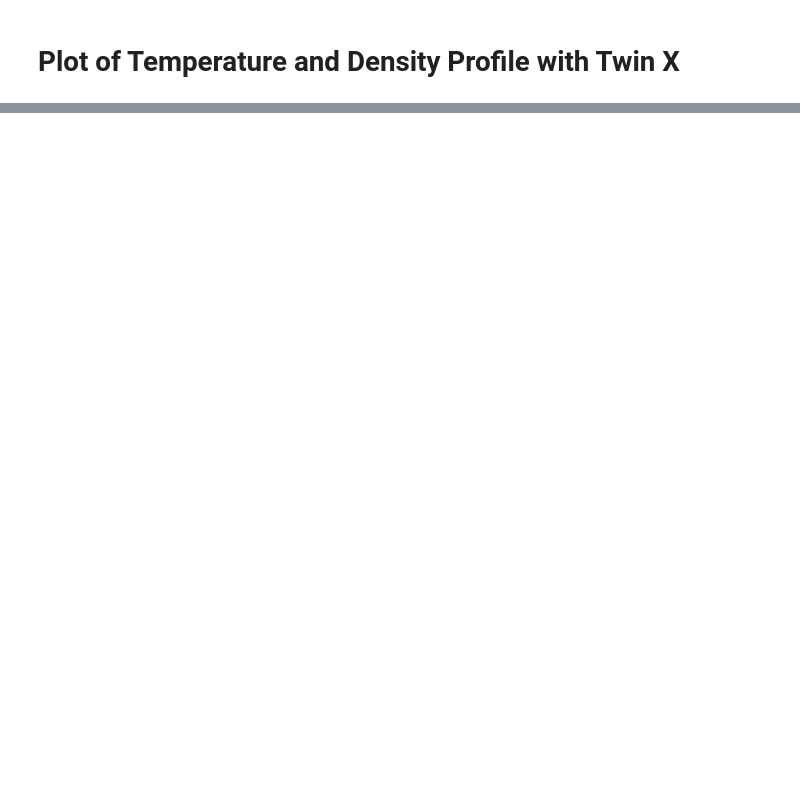
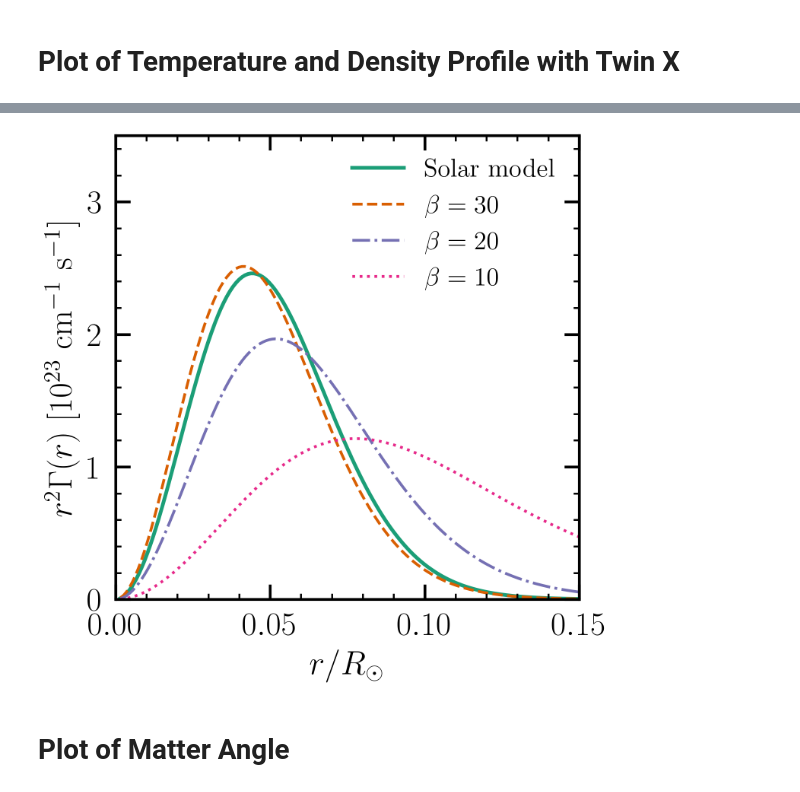
Before and after one commit to melanieAzaidel/solarLMAO, a Jupyter notebook: PlotFactory.ipynb, the cells around one changed output, grey strips where cells are left out. Saved outputs shown, nothing was run; the diff lists cells and outputs as text; code cells hidden in the pictures; blank space fills up the shorter version.

```diff
--- a/PlotFactory.ipynb
+++ b/PlotFactory.ipynb
@@ -82,0 +129,30 @@ plt.rcParams.update({'axes.linewidth': 1.5, 'xtick.major.width': 1.5,'ytick.majo
+# %%
+df_8B = sLMAO.get8BProductionZone('data/8BZone.csv') #solar model prediction for 8B production zone
+SSM_r = df_8B['Radius']
+SSM_8B_zone = df_8B['Rate'] #Leave out factor of 4*np.pi*
+
+norm_8B = sp.integrate.simpson(SSM_8B_zone,SSM_r)
+
+zone_30 = sLMAO.generate_production_zone(30) #Scipy functions of the solar radius giving the production zone profile
+zone_20 = sLMAO.generate_production_zone(20) #for more information, use inspect on sLMAO.generate_production_zone
+zone_10 = sLMAO.generate_production_zone(10)
+# %%
+fig, ax = plt.subplots(1, 1, figsize=(figsize, figsize),dpi=dpi)
+ax.set_xlabel(r'$r/R_\odot$')
+ax.set_ylabel(r'$r^2 \Gamma(r)$ [$10^{23}$ cm$^{-1}$ s$^{-1}$]')
+ax.plot(SSM_r,SSM_8B_zone/1e23,lw=2,label=r'Solar model',ls='solid')
+ax.plot(SSM_r, zone_30(SSM_r)*norm_8B/1e23, lw=1.5,ls='dashed',label=r'$\beta = 30$')
+ax.plot(SSM_r, zone_20(SSM_r)*norm_8B/1e23, lw=1.5,ls='-.',label=r'$\beta = 20$')
+ax.plot(SSM_r, zone_10(SSM_r)*norm_8B/1e23, lw=1.5,ls='dotted',label=r'$\beta = 10$')
+ax.set_xlim(0,0.15)
+ax.set_ylim(0,3.5)
+ax.tick_params(axis='both', pad=7)
+ax.legend(fontsize=14)
+plt.tight_layout()
+ax.set_box_aspect(1)
+fig.savefig('figures/8B_zone.pdf')
+plt.show()
+# %% [output]
+[figure, added]
+# %% [markdown]
+# Plot of Matter Angle
```
Also changed, not shown: parts of 34 cells of this notebook, 39 other files.
